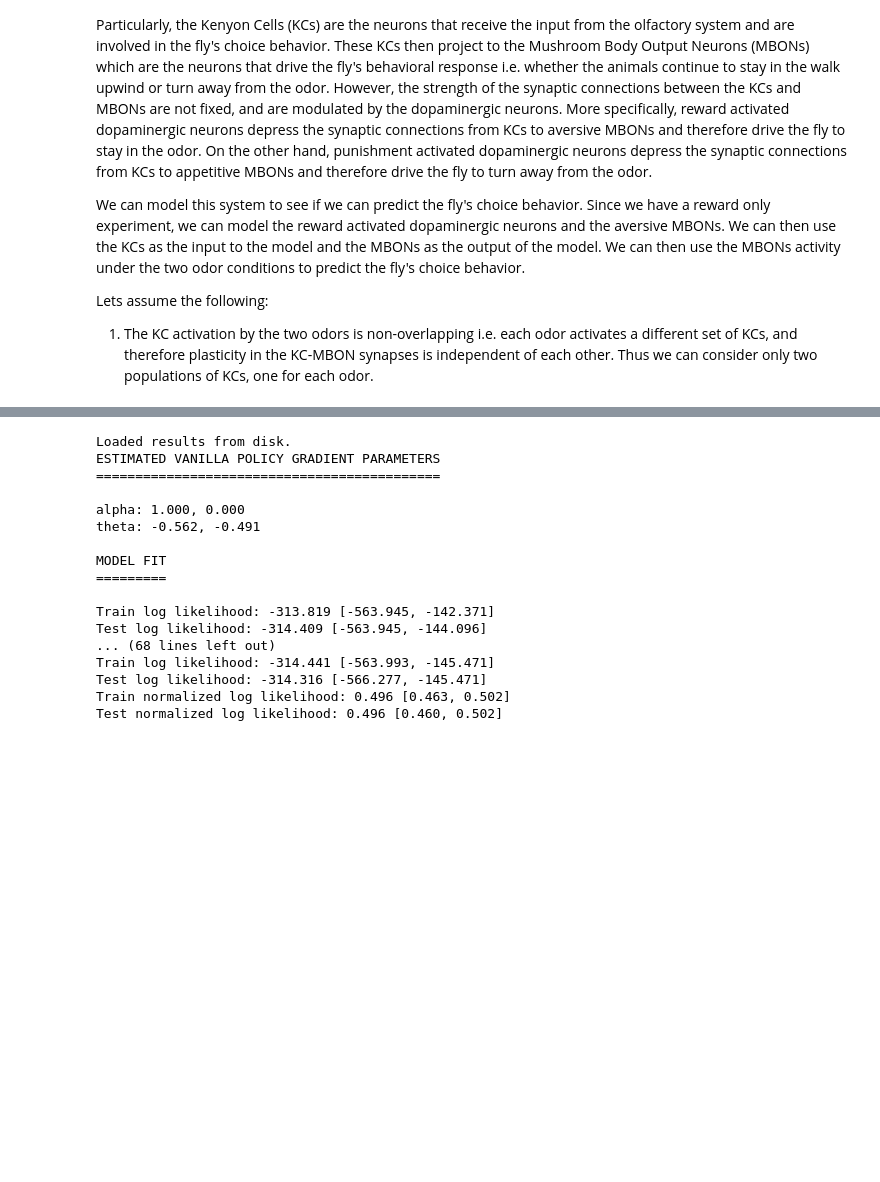
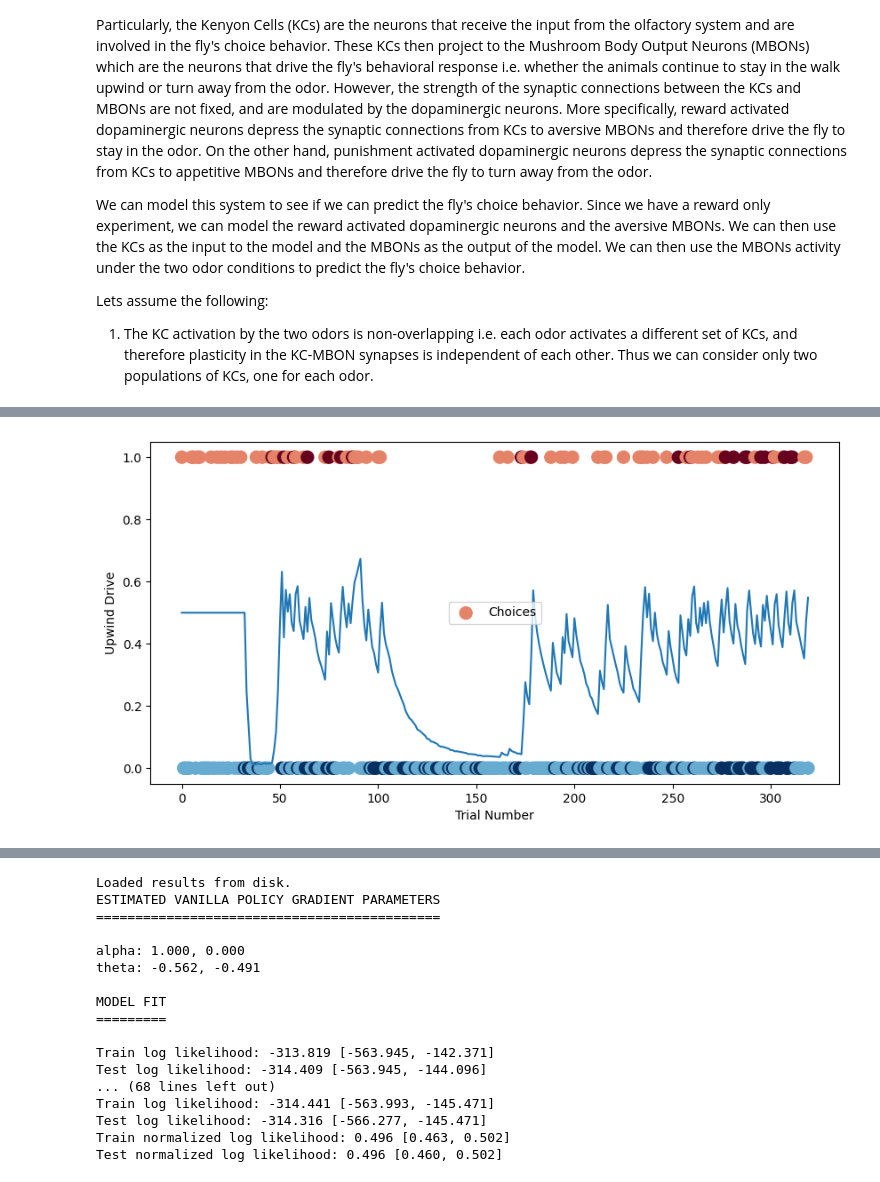
Before and after one commit to neurorishika/pyGORL, a Jupyter notebook: analysis/cognitive_analysis.ipynb, the cells around one changed output, grey strips where cells are left out. Cells and saved outputs as stored; diff of their text form; code cells hidden in the pictures; blank space fills up the shorter version.

```diff
--- a/analysis/cognitive_analysis.ipynb
+++ b/analysis/cognitive_analysis.ipynb
@@ -2393 +2861,41 @@ class MushroomBody:
+# %%
+def pred_MB(params,choices,rewards):
+    # returns the log likelihood of the data given the parameters
+    hr,lr,up_dr,fb_syn,fb_up= params
+    # initialize the mushroom body
+    preds = []
+    for i in range(len(choices)):
+        MB = MushroomBody(
+            hr=hr,
+            lr=lr,
+            up_dr=up_dr,
+            fb_syn=fb_syn,
+            fb_up=fb_up,
+            **ignored_params
+        )
+        upwind_drives = []
+        for j in range(len(choices[i])):
+            upwind_drive = MB.upwind_drive(1)
+            # apply softmax to upwind drives
+            upwind_drive = np.exp(upwind_drive)/np.sum(np.exp(upwind_drive))
+            # add to the list
+            upwind_drives.append(upwind_drive)
+            # randomly choose the odor
+            MB.trial_plasticity(choices[i][j],rewards[i][j],1)
+        upwind_drives = np.array(upwind_drives)
+        preds.append(upwind_drives)
+    return np.array(preds,dtype=object)
+
+preds = pred_MB([0.04,0.26,3.74,0.06,0.79],cs,rs)
+i = 0
+col = (((rs[i]+1)*(1-2*cs[i]))+2)/4
+plt.figure(figsize=(10,5))
+plt.plot(preds[i][:,1])
+plt.scatter(np.arange(len(cs[i])),cs[i],c=col,s=100,label='Choices',cmap='RdBu')
+plt.xlabel('Trial Number')
+plt.ylabel('Upwind Drive')
+plt.legend()
+plt.show()
+# %% [output]
+[figure, added]
 # %% [markdown]
```
Also changed, not shown: parts of 13 cells of this notebook, 1 other file.
